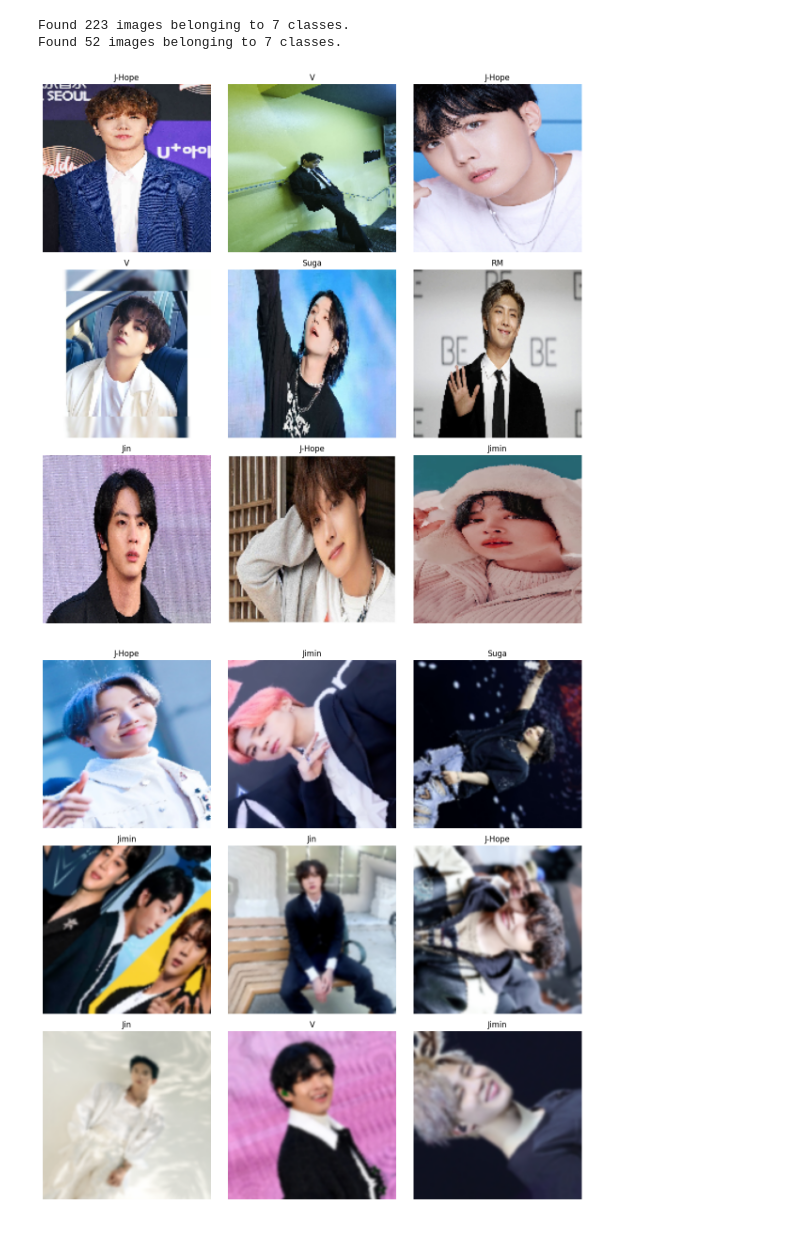
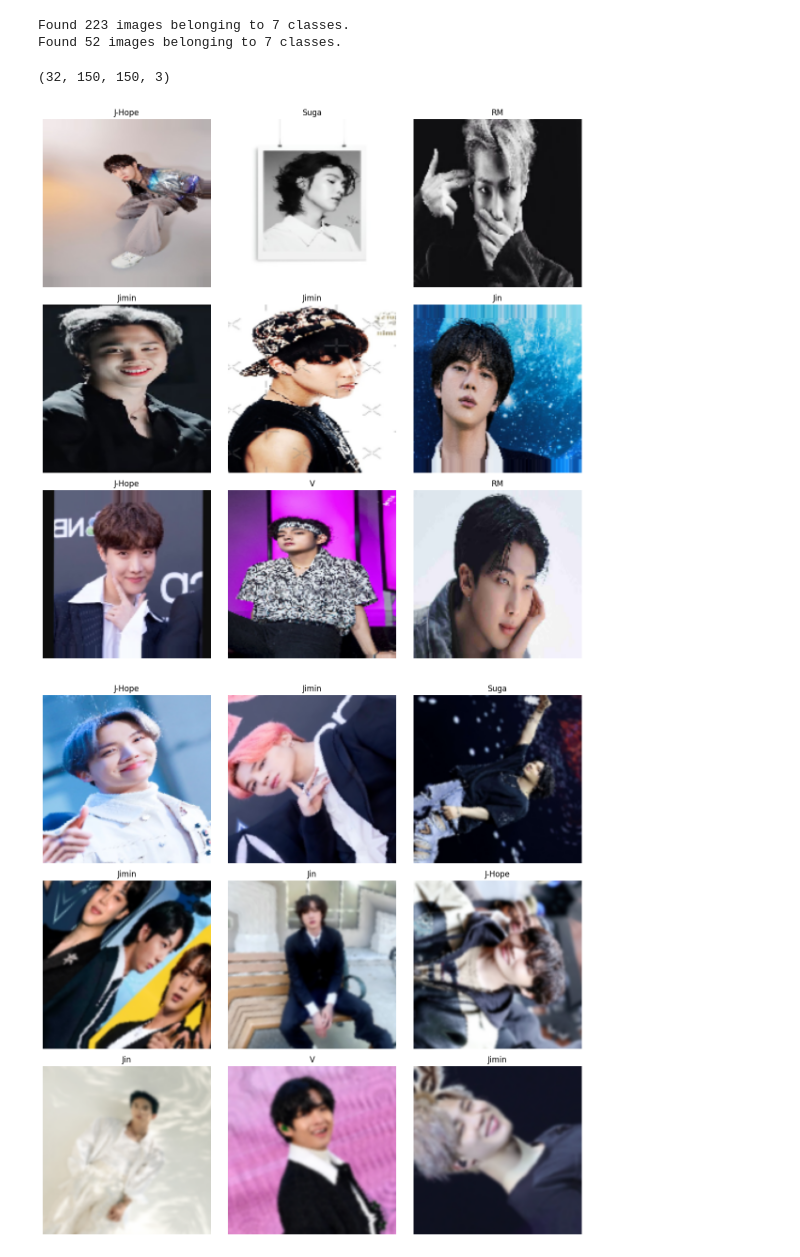
Before and after one commit to sa53273/bts_classifier, a Jupyter notebook: classifier.ipynb, the cells around one changed output. Cells and saved outputs as stored; diff of their text form; code cells hidden in the pictures.

```diff
--- a/classifier.ipynb
+++ b/classifier.ipynb
@@ -81,21 +81,23 @@ Found 52 images belonging to 7 classes.
 # %%
 # visualize data
 
 class_names = list(train_ds.class_indices.keys())
 
 plt.figure(figsize=(12, 12))
 for images, labels in train_ds:
     for i in range(min(len(images), 9)):
         ax = plt.subplot(3, 3, i + 1)
         plt.imshow(images[i])
         class_idx = labels[i].argmax()
         plt.title(class_names[class_idx])
         plt.axis("off")
+        if i == 0: print(images.shape)
     break  # break after first batch
 plt.tight_layout()
 plt.show()
 # %% [output]
+(32, 150, 150, 3)
-[figure, old version]
+[figure, new version]
 # %%
 # data augmentation for better fitting
 augment_layers = [
```
Also changed, not shown: parts of 6 cells of this notebook.
